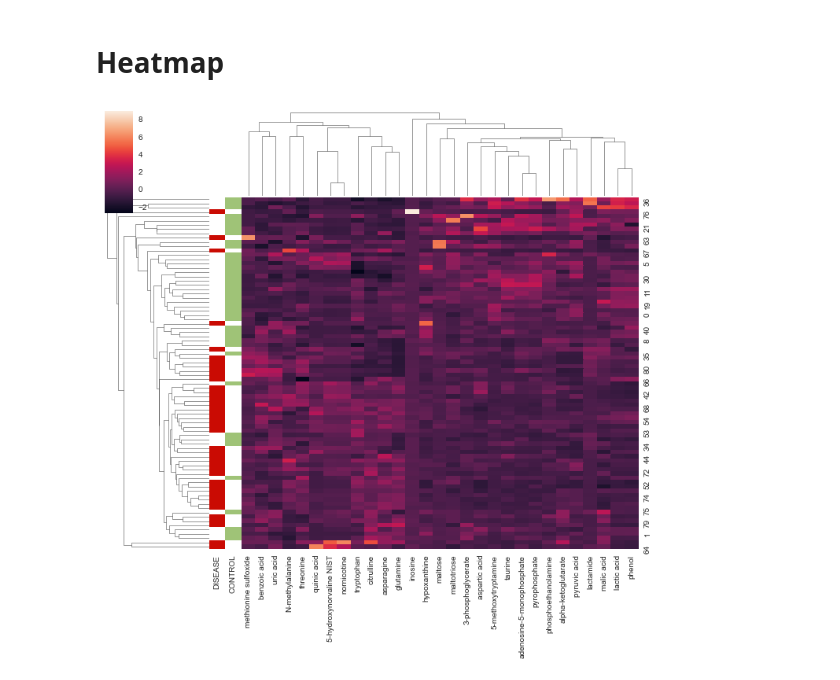
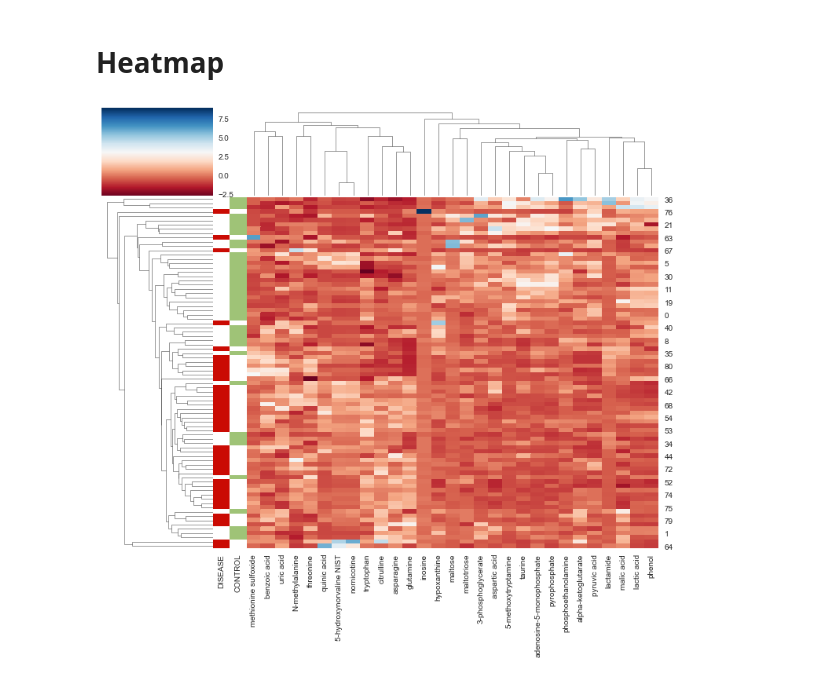
Before and after one commit to utshabkg/lung_cancer_biomarker, a Jupyter notebook: plasma/metabolic tests/plasma_test.ipynb, the cells around one changed output. Saved outputs shown, nothing was run; the diff lists cells and outputs as text; code cells hidden in the pictures.

```diff
--- a/plasma/metabolic tests/plasma_test.ipynb
+++ b/plasma/metabolic tests/plasma_test.ipynb
@@ -171,20 +167,23 @@ final_df
 # %%
 # Data set
 import seaborn as sns
 final_df1 = final_df.copy()
 Class = final_df.pop("Class")
 # final_df = final_df.set_index('Metabolics')
 
 lut = dict(zip(Class.unique(), "grb"))
 row_colors = Class.map(lut)
 df_colors = pd.DataFrame(data={'DISEASE': row_colors[row_colors == 'r'], 'CONTROL': row_colors[row_colors == 'g']})
 # Default plot
-sns.clustermap(final_df, row_colors=df_colors, z_score=1)      #z_score->standardize; standard_cale->normalize
+g = sns.clustermap(final_df, cmap='RdBu', row_colors=df_colors, z_score=1)      #z_score->standardize; standard_cale->normalize
+g.fig.subplots_adjust(right=1)
+g.ax_cbar.set_position((0.7, .2, .03, .4), 'horizontal')
+plt.setp(g.ax_heatmap.get_yticklabels(), rotation=0)
 # Show the graph
-# plt.savefig('clustermap_plasma')
+plt.savefig('clustermap_plasma.JPG')
 plt.show()
 # %% [output]
-[figure, old version]
+[figure, new version]
 # %%
 from sklearn.ensemble import RandomForestClassifier
 from yellowbrick.model_selection import FeatureImportances
```
Also changed, not shown: parts of 5 cells of this notebook, 41 other files.
